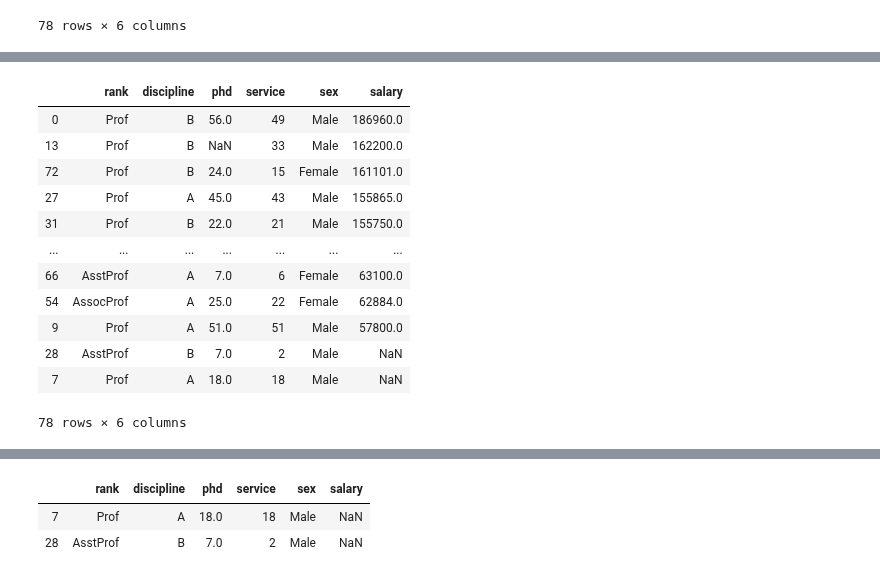
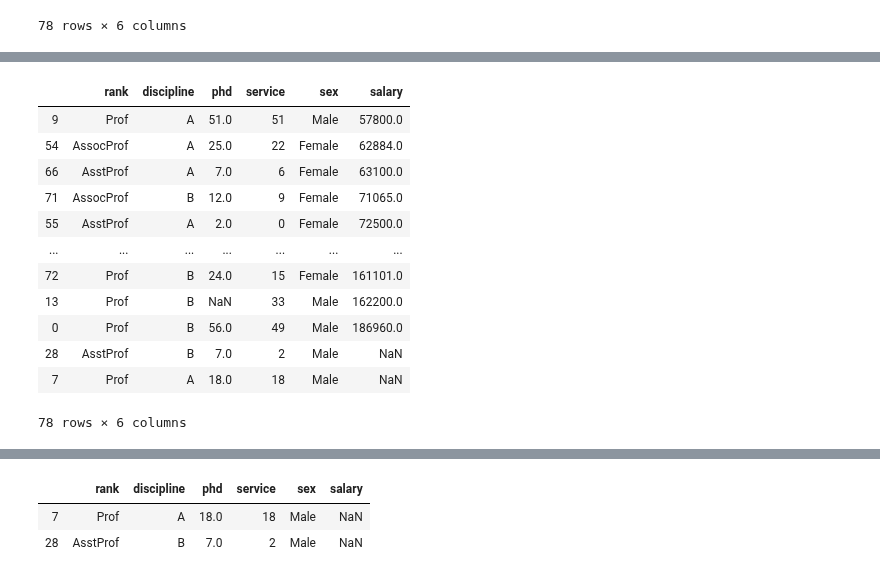
Before and after one commit to Yogendra3112/data_science, a Jupyter notebook: Pandas.ipynb, the cells around one changed output, grey strips where cells are left out. Drawn from its saved outputs; the diff is of its cells as text; code cells hidden in the pictures.

```diff
--- a/Pandas.ipynb
+++ b/Pandas.ipynb
@@ -700,16 +728,16 @@ df.sort_values(by=['salary'],ascending=True)
 # %%
-df.sort_values(by=['salary','phd'],ascending=[False,True])
+df.sort_values(by=['salary','phd'],ascending=[True,True])
 # %% [output]
 |  | rank | discipline | phd | service | sex | salary |
+| 9 | Prof | A | 51.0 | 51 | Male | 57800.0 |
+| 54 | AssocProf | A | 25.0 | 22 | Female | 62884.0 |
+| 66 | AsstProf | A | 7.0 | 6 | Female | 63100.0 |
+| 71 | AssocProf | B | 12.0 | 9 | Female | 71065.0 |
+| 55 | AsstProf | A | 2.0 | 0 | Female | 72500.0 |
+| ... | ... | ... | ... | ... | ... | ... |
+| 72 | Prof | B | 24.0 | 15 | Female | 161101.0 |
+| 13 | Prof | B | NaN | 33 | Male | 162200.0 |
 | 0 | Prof | B | 56.0 | 49 | Male | 186960.0 |
-| 13 | Prof | B | NaN | 33 | Male | 162200.0 |
-| 72 | Prof | B | 24.0 | 15 | Female | 161101.0 |
-| 27 | Prof | A | 45.0 | 43 | Male | 155865.0 |
-| 31 | Prof | B | 22.0 | 21 | Male | 155750.0 |
-| ... | ... | ... | ... | ... | ... | ... |
-| 66 | AsstProf | A | 7.0 | 6 | Female | 63100.0 |
-| 54 | AssocProf | A | 25.0 | 22 | Female | 62884.0 |
-| 9 | Prof | A | 51.0 | 51 | Male | 57800.0 |
 | 28 | AsstProf | B | 7.0 | 2 | Male | NaN |
 | 7 | Prof | A | 18.0 | 18 | Male | NaN |
 78 rows × 6 columns
```
Also changed, not shown: parts of 17 cells of this notebook.
